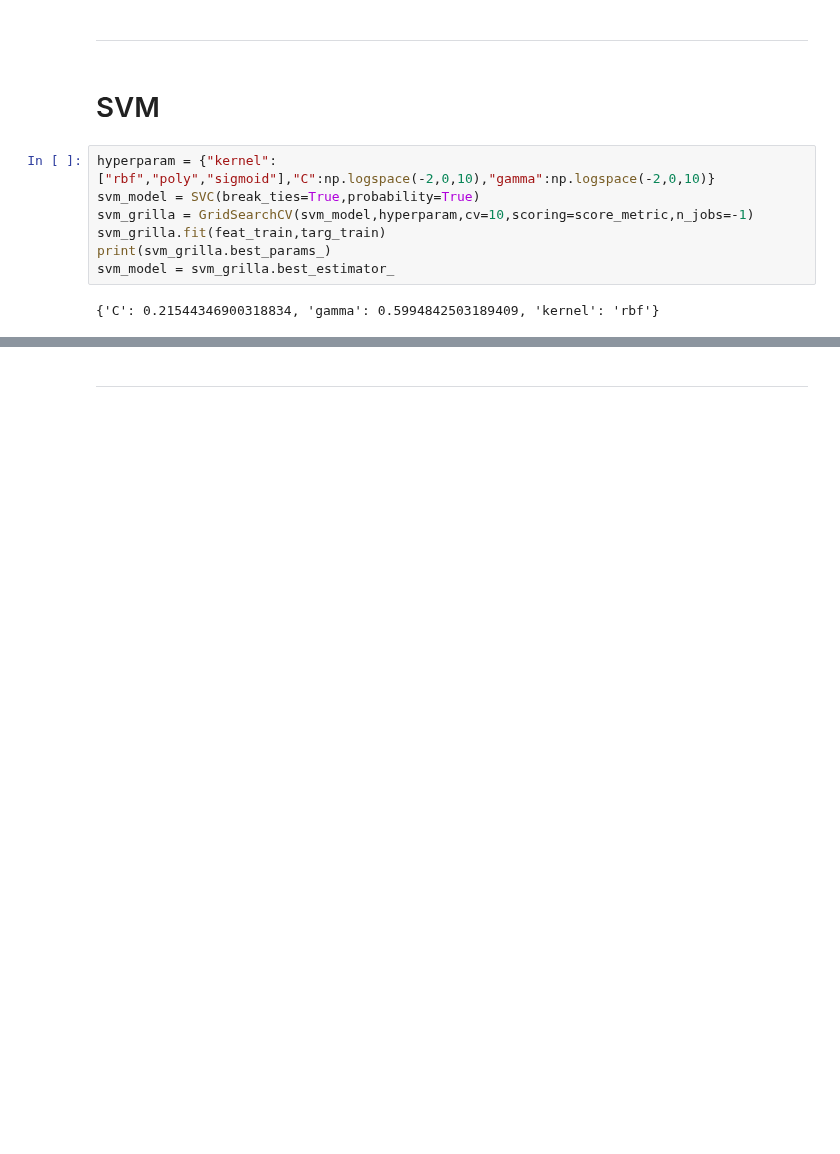
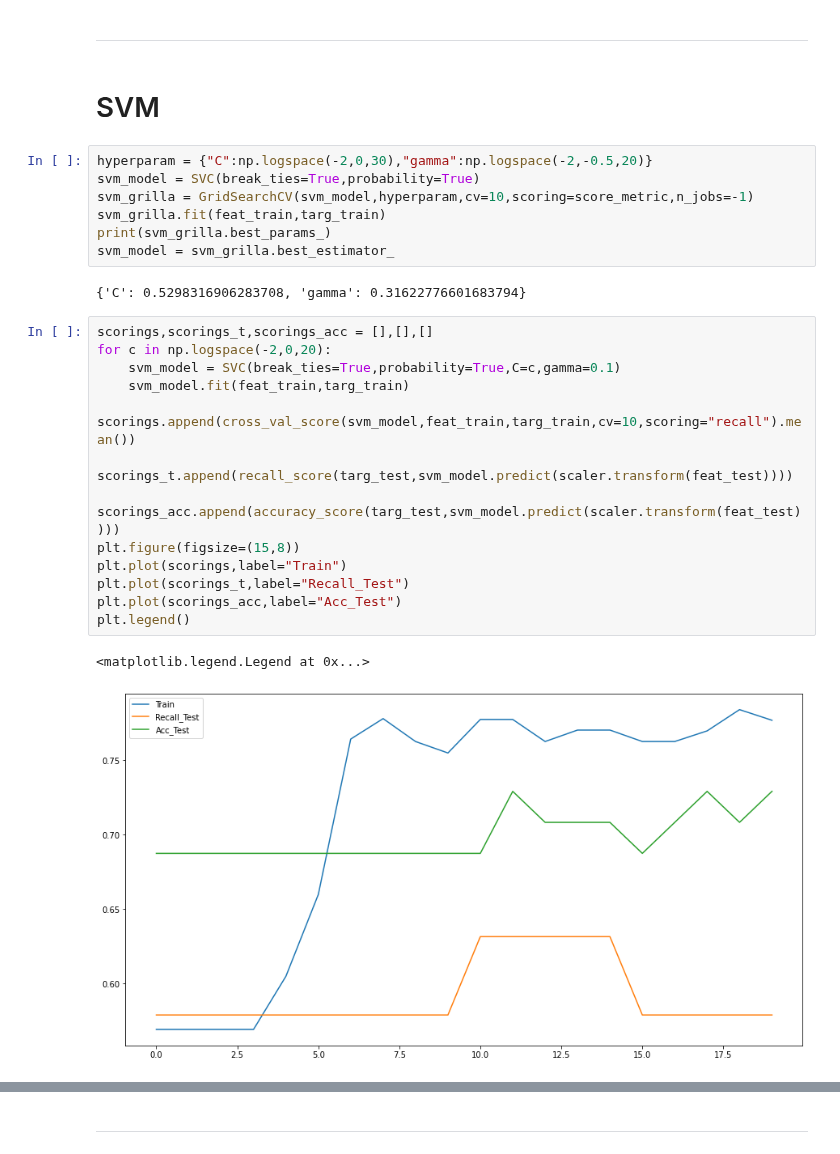
Before and after one commit to JaviCeRodriguez/Heart-Failure-ML, a Jupyter notebook: classification_v2.ipynb, the cells around one changed output, grey strips where cells are left out. Cells and saved outputs as stored; diff of their text form; blank space fills up the shorter version.

```diff
--- a/classification_v2.ipynb
+++ b/classification_v2.ipynb
@@ -166,14 +165,30 @@ aoc_curves(lr_model,feat_train,targ_train)
 # %% [markdown]
 # SVM
 # %%
-hyperparam = {"kernel":["rbf","poly","sigmoid"],"C":np.logspace(-2,0,10),"gamma":np.logspace(-2,0,10)}
+hyperparam = {"C":np.logspace(-2,0,30),"gamma":np.logspace(-2,-0.5,20)}
 svm_model = SVC(break_ties=True,probability=True)
 svm_grilla = GridSearchCV(svm_model,hyperparam,cv=10,scoring=score_metric,n_jobs=-1)
 svm_grilla.fit(feat_train,targ_train)
 print(svm_grilla.best_params_)
 svm_model = svm_grilla.best_estimator_
 # %% [output]
-{'C': 0.21544346900318834, 'gamma': 0.5994842503189409, 'kernel': 'rbf'}
+{'C': 0.5298316906283708, 'gamma': 0.31622776601683794}
+# %%
+scorings,scorings_t,scorings_acc = [],[],[]
+for c in np.logspace(-2,0,20):
+    svm_model = SVC(break_ties=True,probability=True,C=c,gamma=0.1)
+    svm_model.fit(feat_train,targ_train)
+    scorings.append(cross_val_score(svm_model,feat_train,targ_train,cv=10,scoring="recall").mean())
+    scorings_t.append(recall_score(targ_test,svm_model.predict(scaler.transform(feat_test))))
+    scorings_acc.append(accuracy_score(targ_test,svm_model.predict(scaler.transform(feat_test))))
+plt.figure(figsize=(15,8))
+plt.plot(scorings,label="Train")
+plt.plot(scorings_t,label="Recall_Test")
+plt.plot(scorings_acc,label="Acc_Test")
+plt.legend()
+# %% [output]
+<matplotlib.legend.Legend at 0x...>
+[figure, added]
 # %%
 svm_predicted = cross_val_predict(svm_model,feat_train,targ_train,cv=10)
 svm_predicted_t = svm_model.predict(scaler.transform(feat_test))
```
Also changed, not shown: parts of 18 cells of this notebook.
